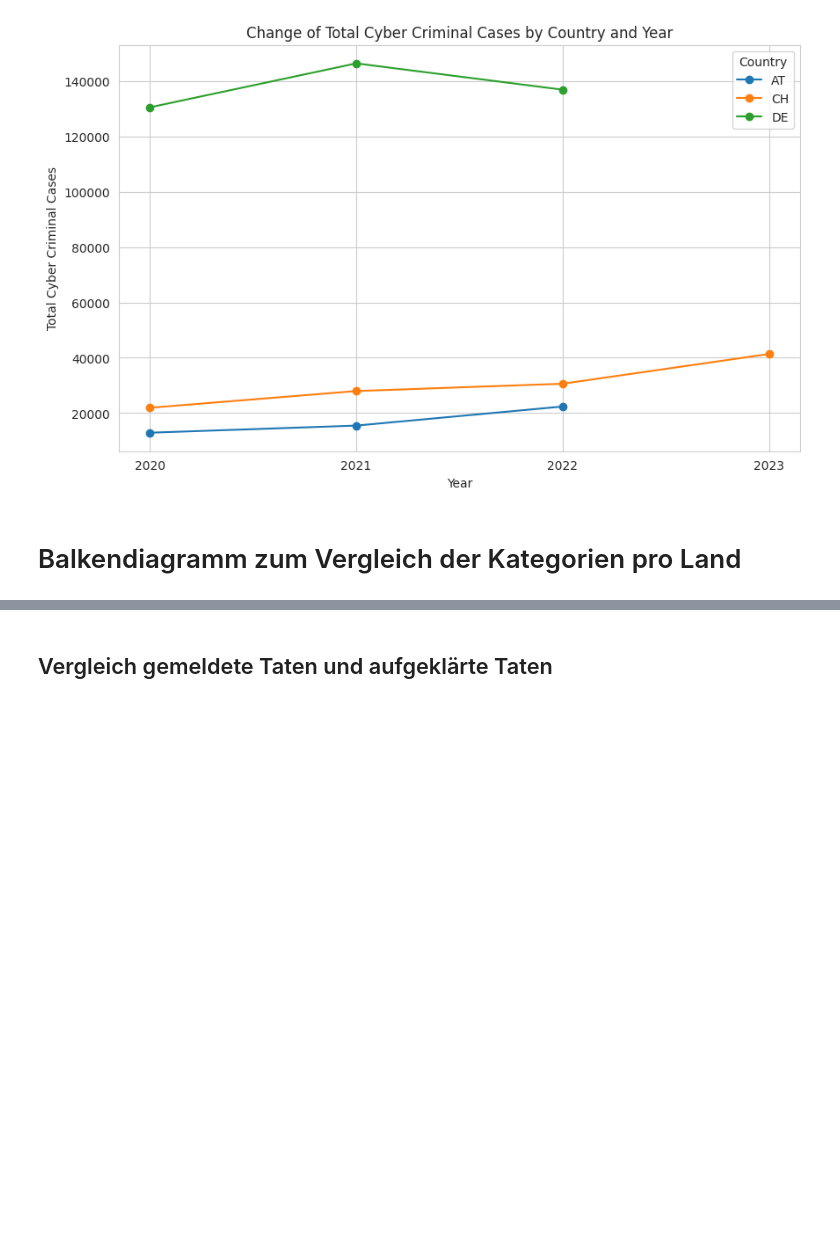
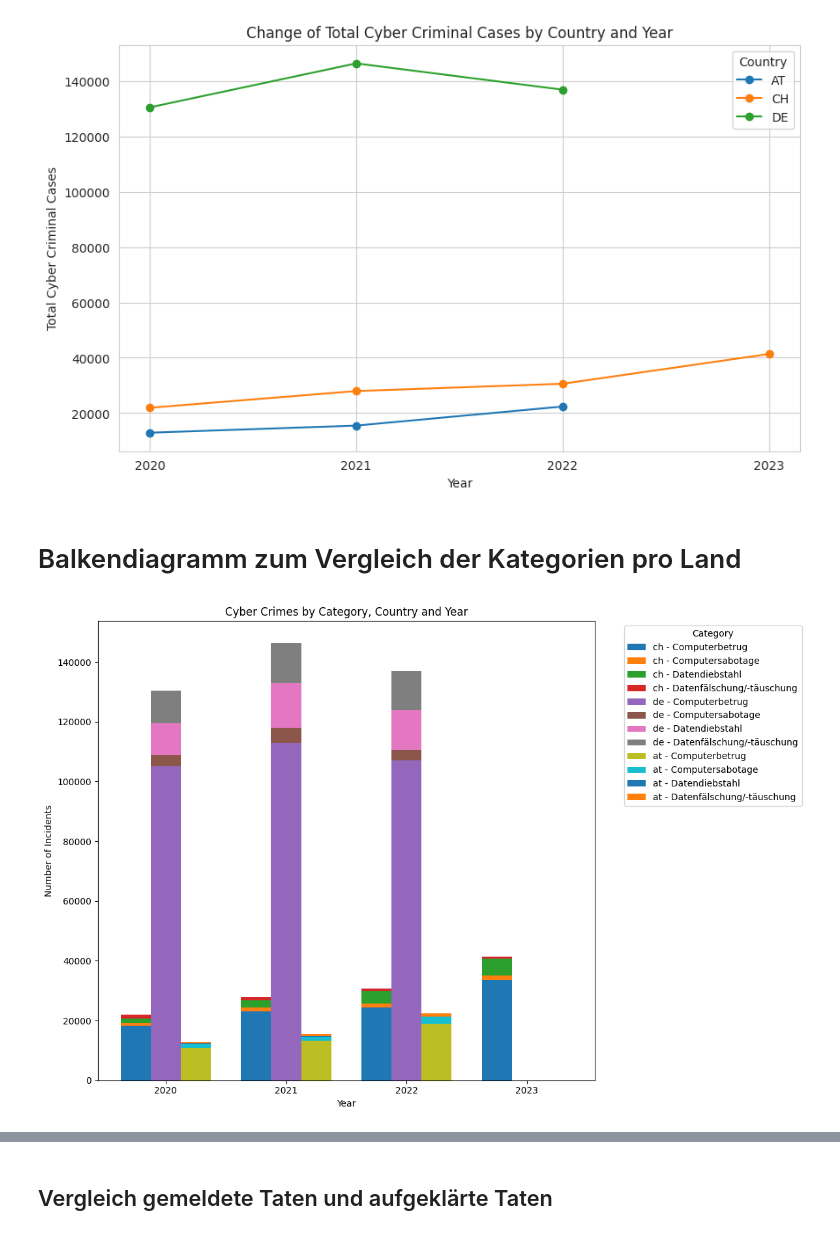
Before and after one commit to skender85/KETE-HS23-WORK, a Jupyter notebook: BINA_LN1_CybercrimeVisualisation.ipynb, the cells around one changed output, grey strips where cells are left out. Drawn from its saved outputs; the diff is of its cells as text; code cells hidden in the pictures; blank space fills up the shorter version.

```diff
--- a/BINA_LN1_CybercrimeVisualisation.ipynb
+++ b/BINA_LN1_CybercrimeVisualisation.ipynb
@@ -321 +321,43 @@ plt.show()
+# %%
+import pandas as pd
+import matplotlib.pyplot as plt
+import numpy as np
+
+# Daten aus Github laden
+url = 'https://raw.githubusercontent.com/baumannf/bina_module/main/data/master/Cyberdelikte_DACH.csv'
+data = pd.read_csv(url)
+
+
+# Daten pivotieren, um sie für den Plot zu formatieren
+pivot_data = data.pivot_table(index=['jahr', 'land'], columns='cyber_kat', values='taten', aggfunc='sum')
+
+# Daten nach Jahr und Land sortieren
+pivot_data = pivot_data.reindex(pd.MultiIndex.from_product([pivot_data.index.levels[0], ['ch', 'de', 'at']], names=['jahr', 'land']), fill_value=0)
+
+# Plotten
+fig, ax = plt.subplots(figsize=(12, 8))
+width = 0.25  # Breite der bars
+
+# Positionen für die gruppierten bars erstellen
+positions = np.arange(len(pivot_data.index.levels[0]))  # Jahr Position
+country_offsets = np.array([-width, 0, width])  # Länderoffset
+
+# Alle Länder plotten
+for offset, country in zip(country_offsets, ['ch', 'de', 'at']):
+    ax.bar(positions + offset, pivot_data.xs(country, level='land')['Computerbetrug'], width, label=f'{country} - Computerbetrug')
+    ax.bar(positions + offset, pivot_data.xs(country, level='land')['Computersabotage'], width, bottom=pivot_data.xs(country, level='land')['Computerbetrug'], label=f'{country} - Computersabotage')
+    ax.bar(positions + offset, pivot_data.xs(country, level='land')['Datendiebstahl'], width, bottom=pivot_data.xs(country, level='land')['Computerbetrug'] + pivot_data.xs(country, level='land')['Computersabotage'], label=f'{country} - Datendiebstahl')
+    ax.bar(positions + offset, pivot_data.xs(country, level='land')['Datenfälschung/-täuschung'], width, bottom=pivot_data.xs(country, level='land')['Computerbetrug'] + pivot_data.xs(country, level='land')['Computersabotage'] + pivot_data.xs(country, level='land')['Datendiebstahl'], label=f'{country} - Datenfälschung/-täuschung')
+
+ax.set_title('Cyber Crimes by Category, Country and Year')
+ax.set_xlabel('Year')
+ax.set_ylabel('Number of Incidents')
+ax.set_xticks(positions)
+ax.set_xticklabels(pivot_data.index.levels[0])
+ax.legend(title='Category', bbox_to_anchor=(1.05, 1), loc='upper left')
+
+plt.tight_layout()
+plt.show()
+# %% [output]
+[figure, added]
 # %%
```
Also changed, not shown: parts of 3 cells of this notebook.
